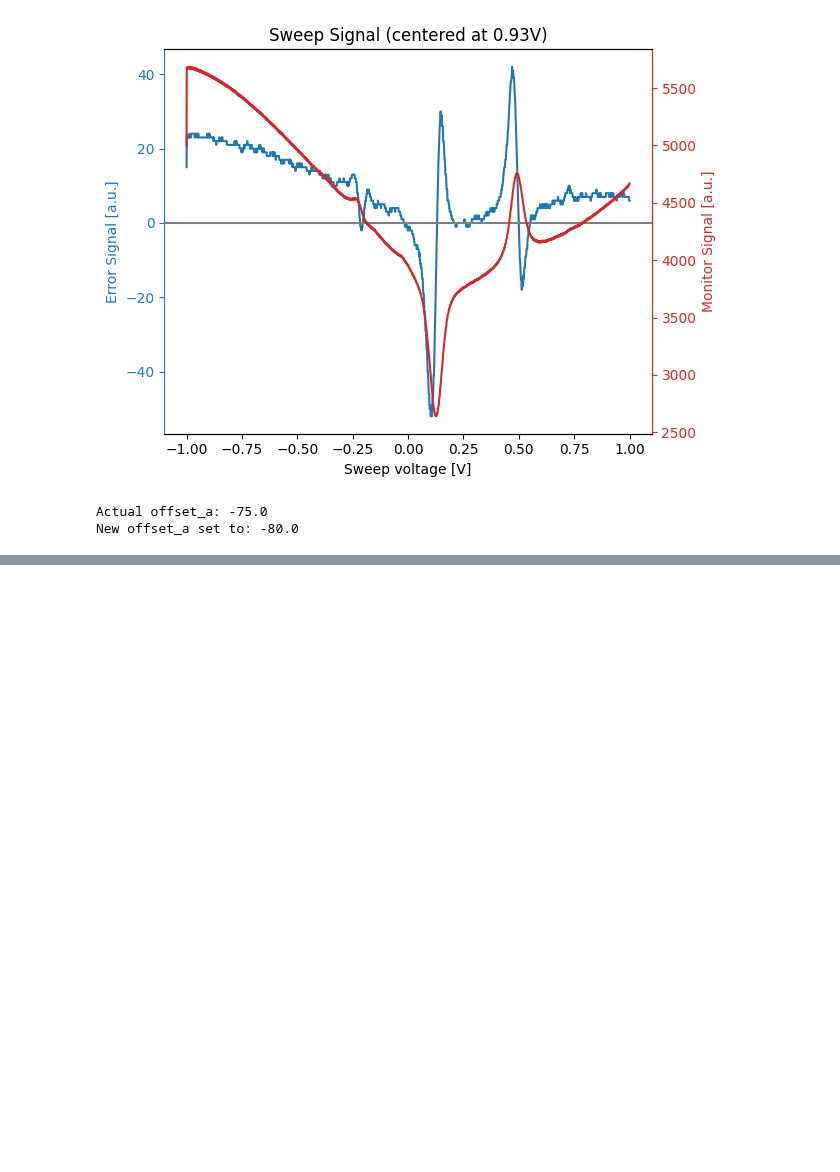
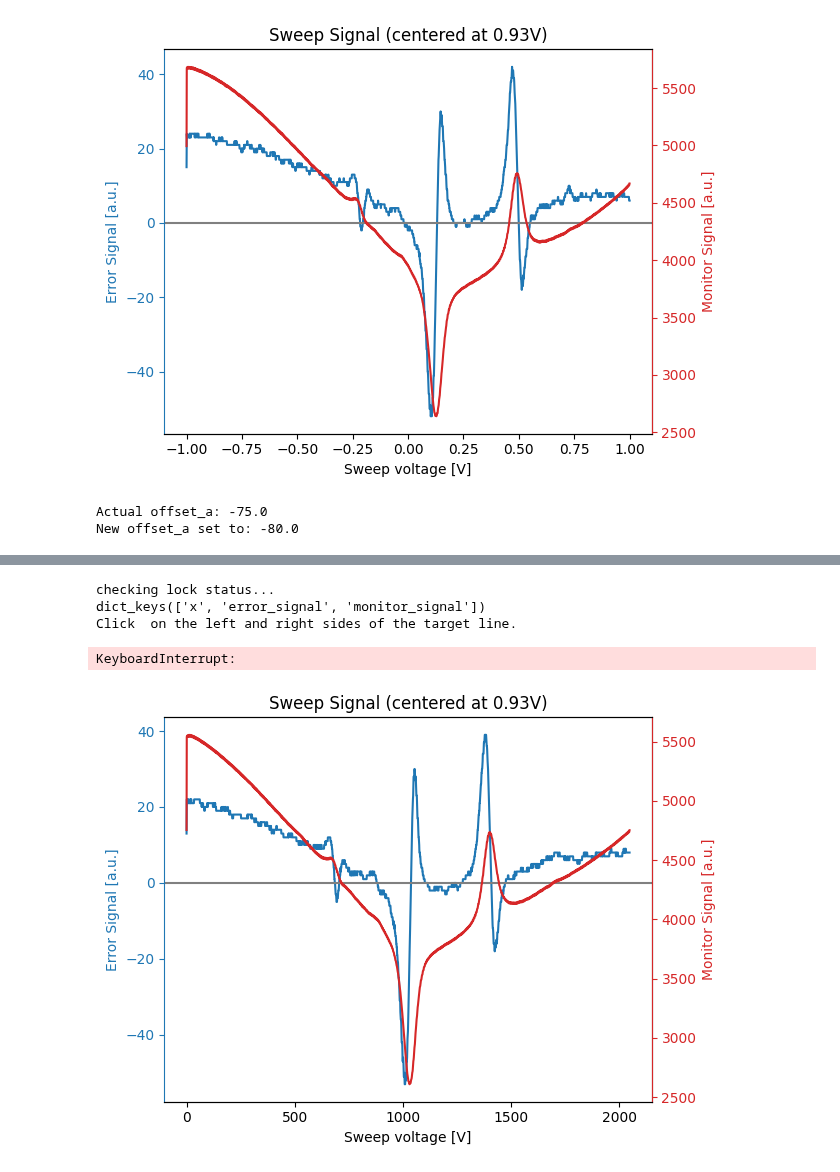
Before and after one commit to jack00look/RP_Spectroscopy, a Jupyter notebook: Laser_Lock_Controller.ipynb, the cells around one changed output, grey strips where cells are left out. Drawn from its saved outputs; the diff is of its cells as text; code cells hidden in the pictures; blank space fills up the shorter version.

```diff
--- a/Laser_Lock_Controller.ipynb
+++ b/Laser_Lock_Controller.ipynb
@@ -55,3 +74,5 @@ RP_Interface.adjust_vertical_offset()
 # %% [output]
 Actual offset_a: -75.0
 New offset_a set to: -80.0
+# %%
+RP_Locking_Controller = LaserLockingController(RP_Interface)
@@ -57,0 +81,8 @@ New offset_a set to: -80.0
+# %%
+RP_Locking_Controller.start_manual_locking()
+# %% [output]
+checking lock status...
+dict_keys(['x', 'error_signal', 'monitor_signal'])
+Click  on the left and right sides of the target line.
+KeyboardInterrupt:
+[figure, added]
```
Also changed, not shown: parts of 2 cells of this notebook, 5 other files.
